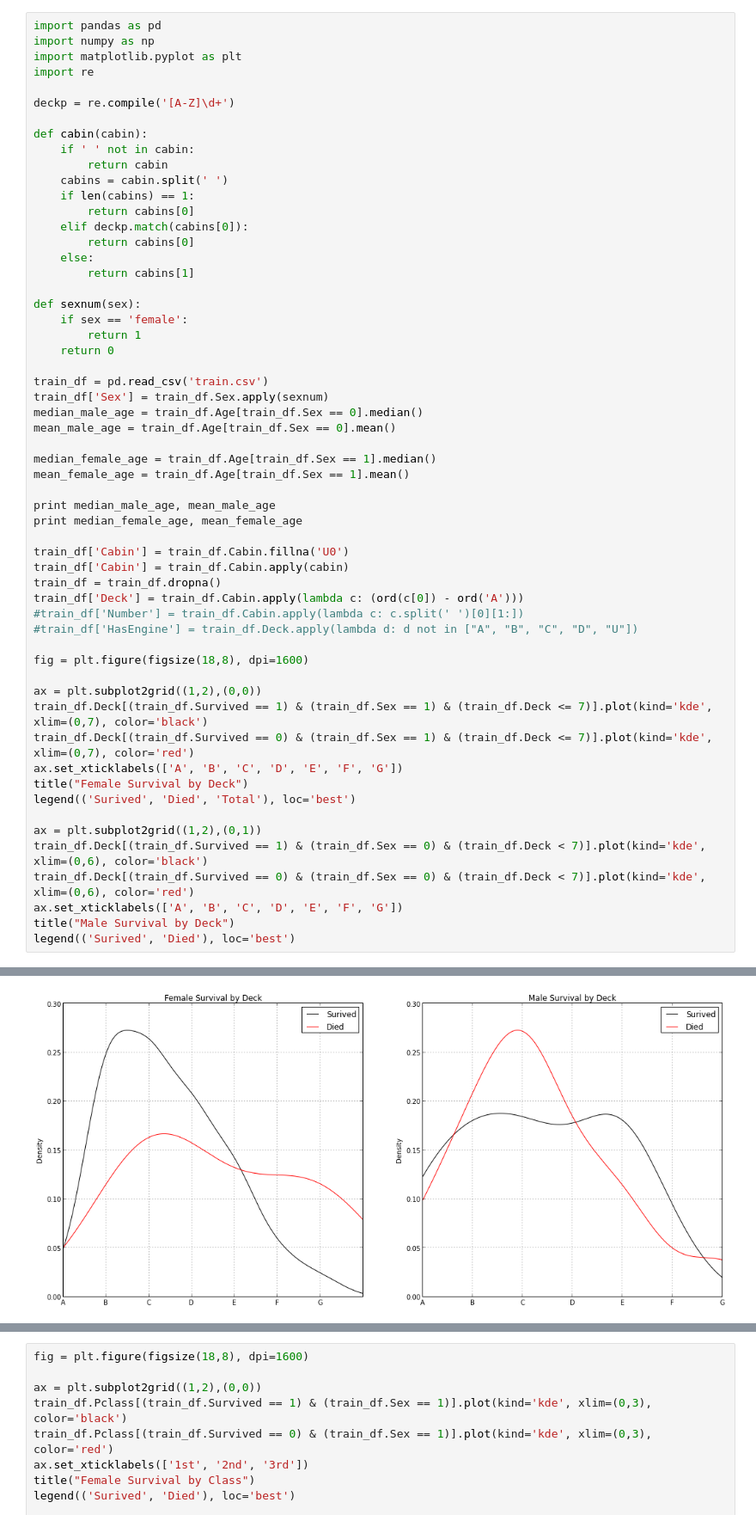
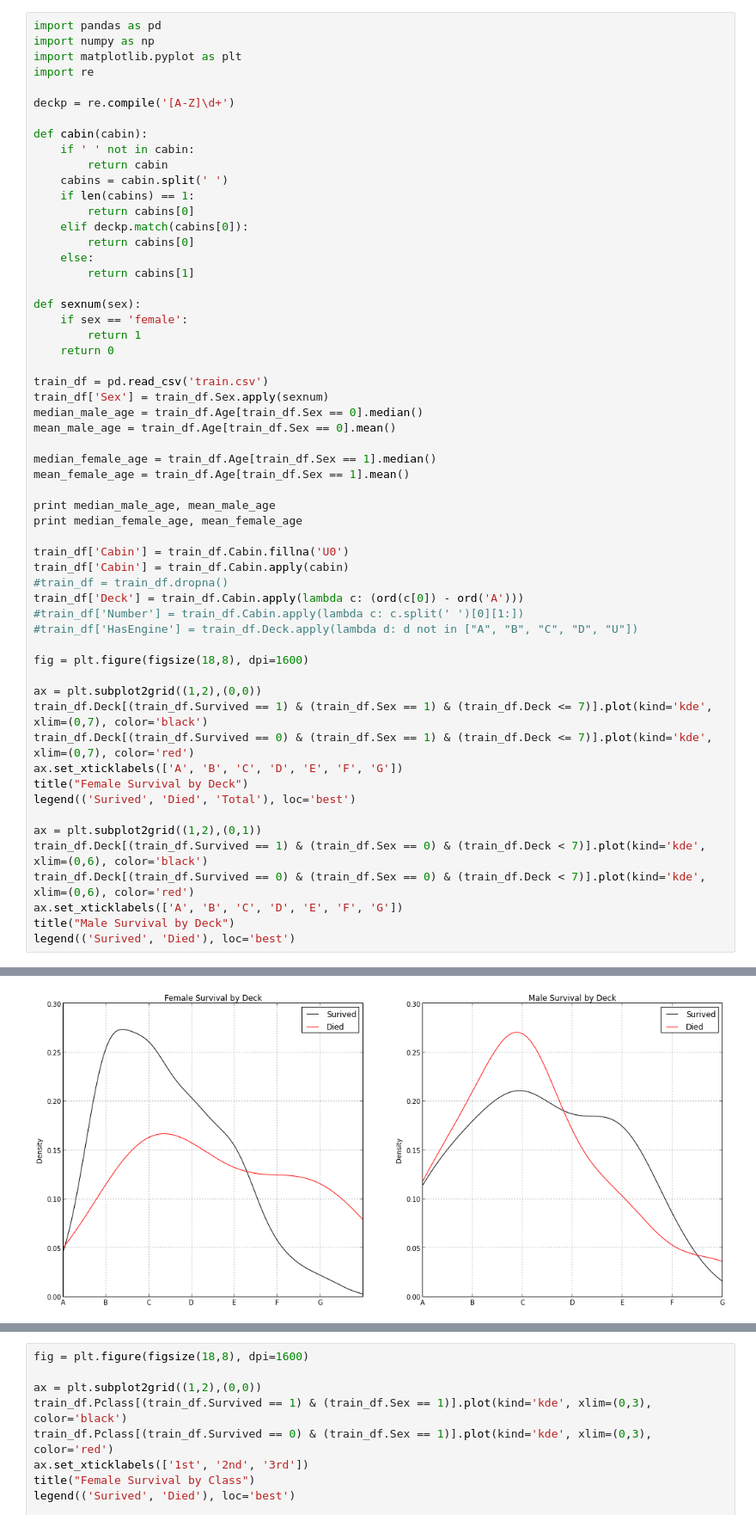
Before and after one commit to mneedham/kaggle-titanic, a Jupyter notebook: Titanic SkiKit.ipynb, the cells around one changed output, grey strips where cells are left out. Shown at 86% size. Cells and saved outputs as stored; diff of their text form.

```diff
--- a/Titanic SkiKit.ipynb
+++ b/Titanic SkiKit.ipynb
@@ -31,32 +31,32 @@ median_female_age = train_df.Age[train_df.Sex == 1].median()
 mean_female_age = train_df.Age[train_df.Sex == 1].mean()
 
 print median_male_age, mean_male_age
 print median_female_age, mean_female_age
 
 train_df['Cabin'] = train_df.Cabin.fillna('U0')
 train_df['Cabin'] = train_df.Cabin.apply(cabin)
-train_df = train_df.dropna()
+#train_df = train_df.dropna()
 train_df['Deck'] = train_df.Cabin.apply(lambda c: (ord(c[0]) - ord('A')))
 #train_df['Number'] = train_df.Cabin.apply(lambda c: c.split(' ')[0][1:])
 #train_df['HasEngine'] = train_df.Deck.apply(lambda d: d not in ["A", "B", "C", "D", "U"])
 
 fig = plt.figure(figsize(18,8), dpi=1600)
 
 ax = plt.subplot2grid((1,2),(0,0))
 train_df.Deck[(train_df.Survived == 1) & (train_df.Sex == 1) & (train_df.Deck <= 7)].plot(kind='kde', xlim=(0,7), color='black')
 train_df.Deck[(train_df.Survived == 0) & (train_df.Sex == 1) & (train_df.Deck <= 7)].plot(kind='kde', xlim=(0,7), color='red')
 ax.set_xticklabels(['A', 'B', 'C', 'D', 'E', 'F', 'G'])
 title("Female Survival by Deck")
 legend(('Surived', 'Died', 'Total'), loc='best')
 
 ax = plt.subplot2grid((1,2),(0,1))
 train_df.Deck[(train_df.Survived == 1) & (train_df.Sex == 0) & (train_df.Deck < 7)].plot(kind='kde', xlim=(0,6), color='black')
 train_df.Deck[(train_df.Survived == 0) & (train_df.Sex == 0) & (train_df.Deck < 7)].plot(kind='kde', xlim=(0,6), color='red')
 ax.set_xticklabels(['A', 'B', 'C', 'D', 'E', 'F', 'G'])
 title("Male Survival by Deck")
 legend(('Surived', 'Died'), loc='best')
 # %% [output]
 29.0 30.7266445916
 27.0 27.9157088123
 <matplotlib.legend.Legend at 0x...>
-[figure, old version]
+[figure, new version]
```
Also changed, not shown: parts of 3 cells of this notebook.
